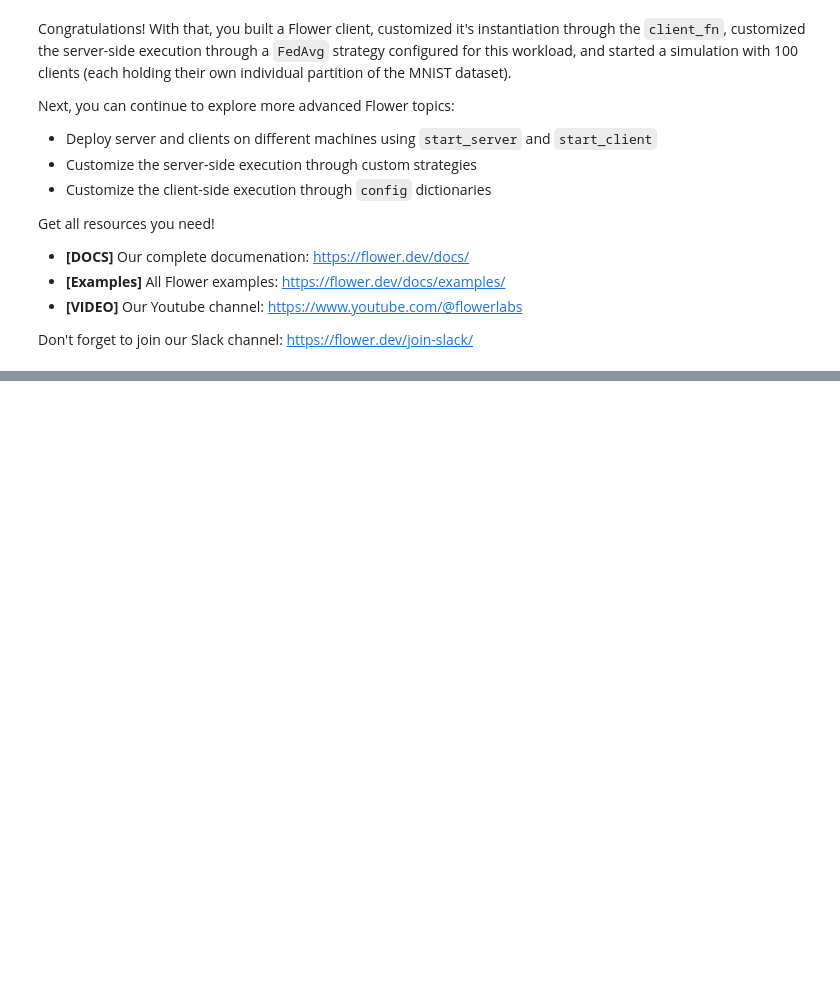
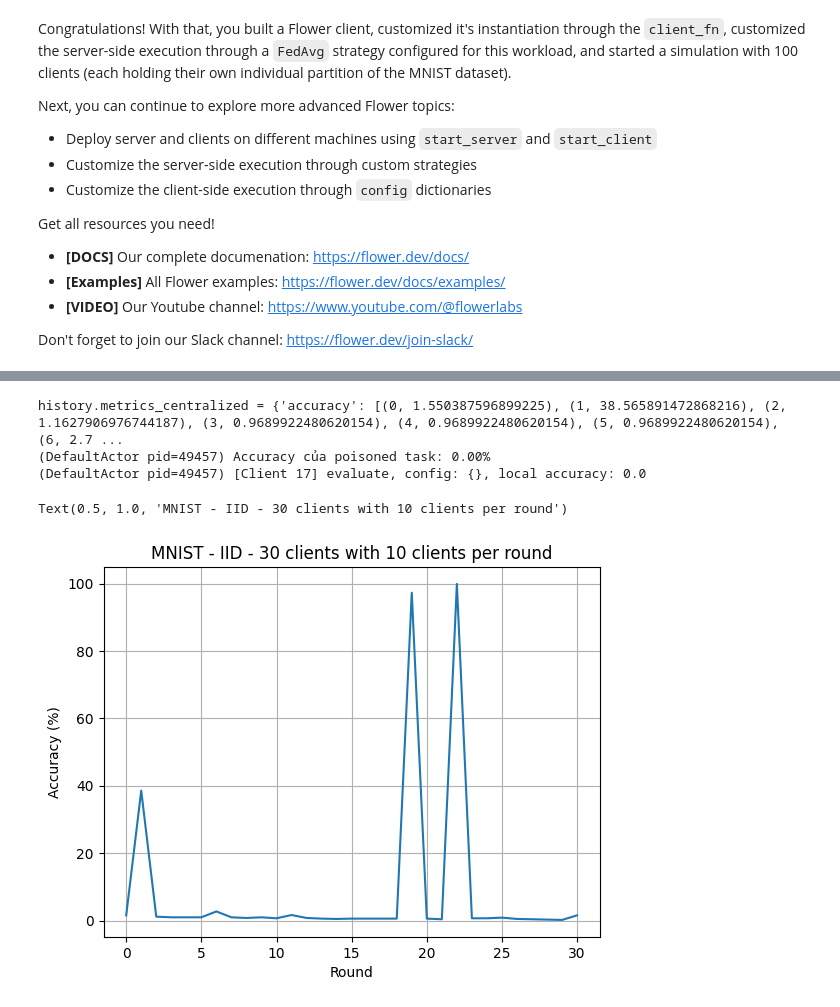
Before and after one commit to longchung2002/FLOWER-framework-simulation-poisonGAN, a Jupyter notebook: sim_v0_8_6.ipynb, the cells around one changed output, grey strips where cells are left out. Drawn from its saved outputs; the diff is of its cells as text; code cells hidden in the pictures; blank space fills up the shorter version.

```diff
--- a/sim_v0_8_6.ipynb
+++ b/sim_v0_8_6.ipynb
@@ -830,7 +733,7 @@ import os
 net = Net(10)
 # list_of_files = [fname for fname in glob.glob("./model_round_*")]
 # latest_round_file = max(list_of_files, key=os.path.getctime)
-latest_round_file = './model_round_10.pth'
+latest_round_file = './model_round_df.pth'
 print("Loading pre-trained model from: ", latest_round_file)
 state_dict = torch.load(latest_round_file)
 net.load_state_dict(state_dict)
@@ -985,13 +885,19 @@ Accuracy của poisoned task: 1.16%
 # %%
 import matplotlib.pyplot as plt
 
-print(f"{history.metrics_distributed = }")
+print(f"{history.metrics_centralized = }")
 
-global_accuracy_centralised = history.metrics_distributed["accuracy"]
+global_accuracy_centralised = history.metrics_centralized["accuracy"]
 round = [data[0] for data in global_accuracy_centralised]
 acc = [data[1] for data in global_accuracy_centralised]
 plt.plot(round, acc)
 plt.grid()
 plt.ylabel("Accuracy (%)")
 plt.xlabel("Round")
 plt.title("MNIST - IID - 30 clients with 10 clients per round")
+# %% [output]
+history.metrics_centralized = {'accuracy': [(0, 1.550387596899225), (1, 38.565891472868216), (2, 1.1627906976744187), (3, 0.9689922480620154), (4, 0.9689922480620154), (5, 0.9689922480620154), (6, 2.7 ...
+(DefaultActor pid=49457) Accuracy của poisoned task: 0.00%
+(DefaultActor pid=49457) [Client 17] evaluate, config: {}, local accuracy: 0.0
+Text(0.5, 1.0, 'MNIST - IID - 30 clients with 10 clients per round')
+[figure, added]
```
Also changed, not shown: parts of 8 cells of this notebook.
